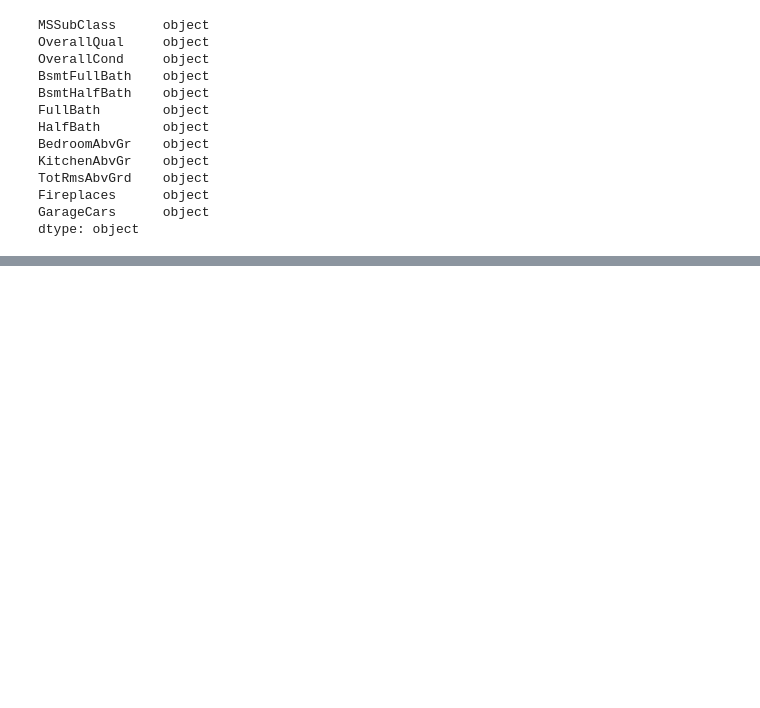
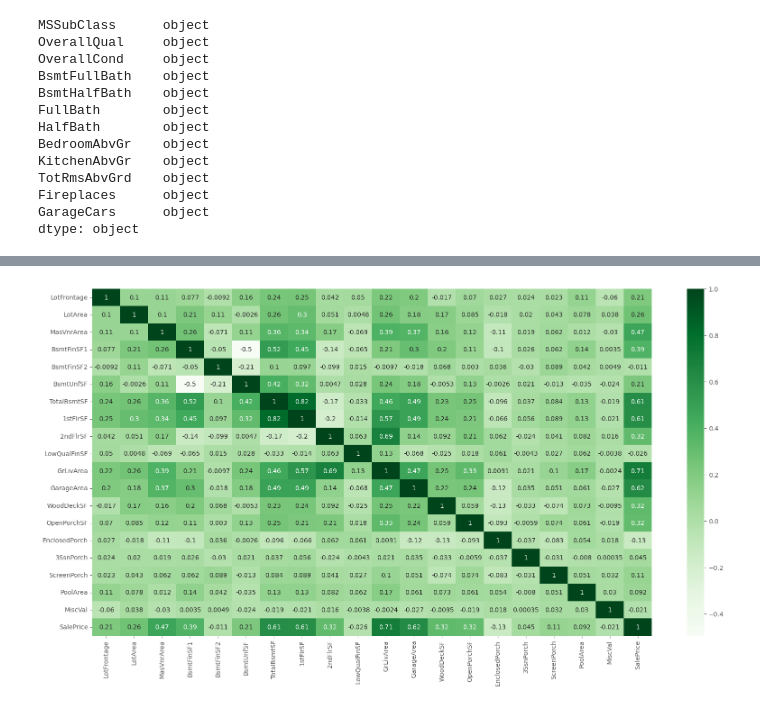
Before and after one commit to mohsin-tariq/HousingSaleCaseStudy, a Jupyter notebook: HousingSaleCaseStudy.ipynb, the cells around one changed output, grey strips where cells are left out. Saved outputs shown, nothing was run; the diff lists cells and outputs as text; code cells hidden in the pictures; blank space fills up the shorter version.

```diff
--- a/HousingSaleCaseStudy.ipynb
+++ b/HousingSaleCaseStudy.ipynb
@@ -305,0 +388,4 @@ df.shape
+# %%
+# all numeric (float and int) variables present in df
+df_numeric = df.select_dtypes(include=['float64', 'int64'])
+df_numeric.head()
@@ -305,0 +400,4 @@ df.shape
+# %%
+# Year/months should be used as categorised variable
+df_numeric = df_numeric.drop(['YearBuilt','YrSold', 'MoSold', 'YearRemodAdd','GarageYrBlt'], axis=1)
+df_numeric.head()
@@ -305,0 +411,12 @@ df.shape
+# %%
+# correlation matrix
+corr = df_numeric.corr()
+
+# figure size
+plt.figure(figsize=(20,10))
+
+# heatmap
+sns.heatmap(corr, cmap="Greens", annot=True)
+plt.show()
+# %% [output]
+[figure, added]
```
Also changed, not shown: parts of 93 cells of this notebook, 2 other files.
